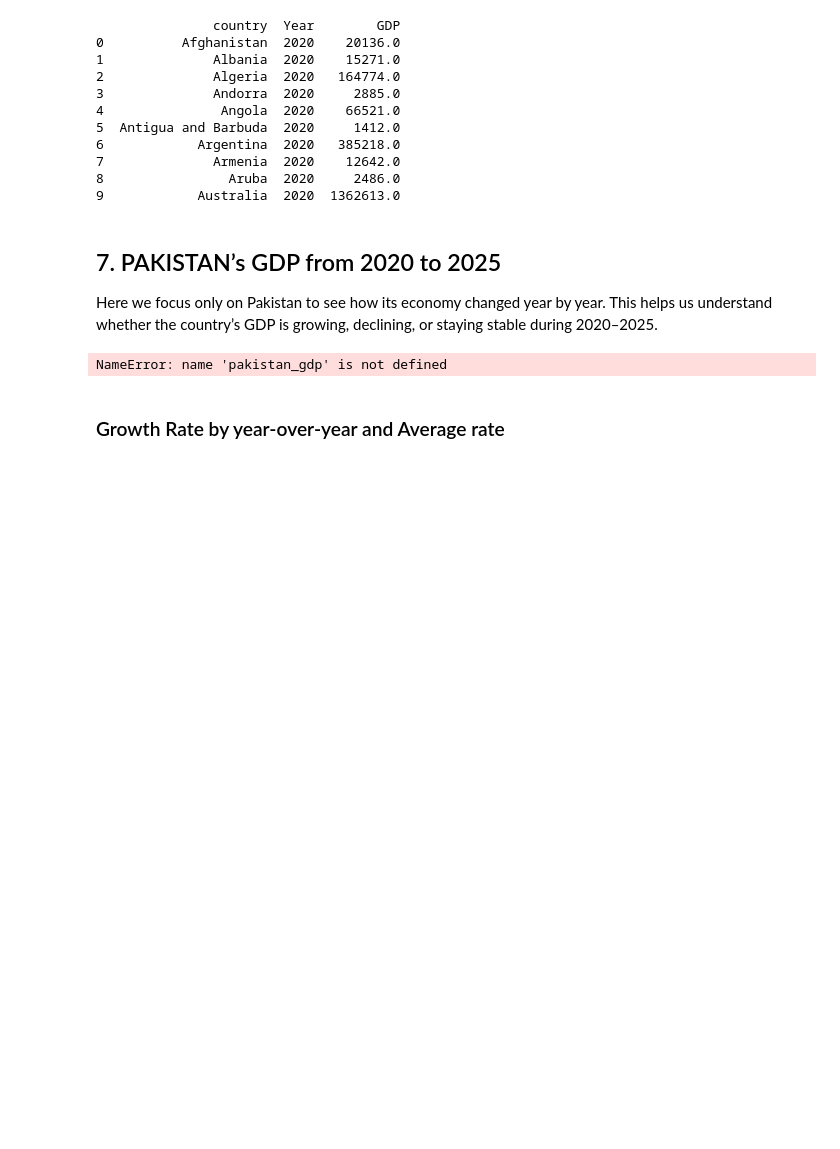
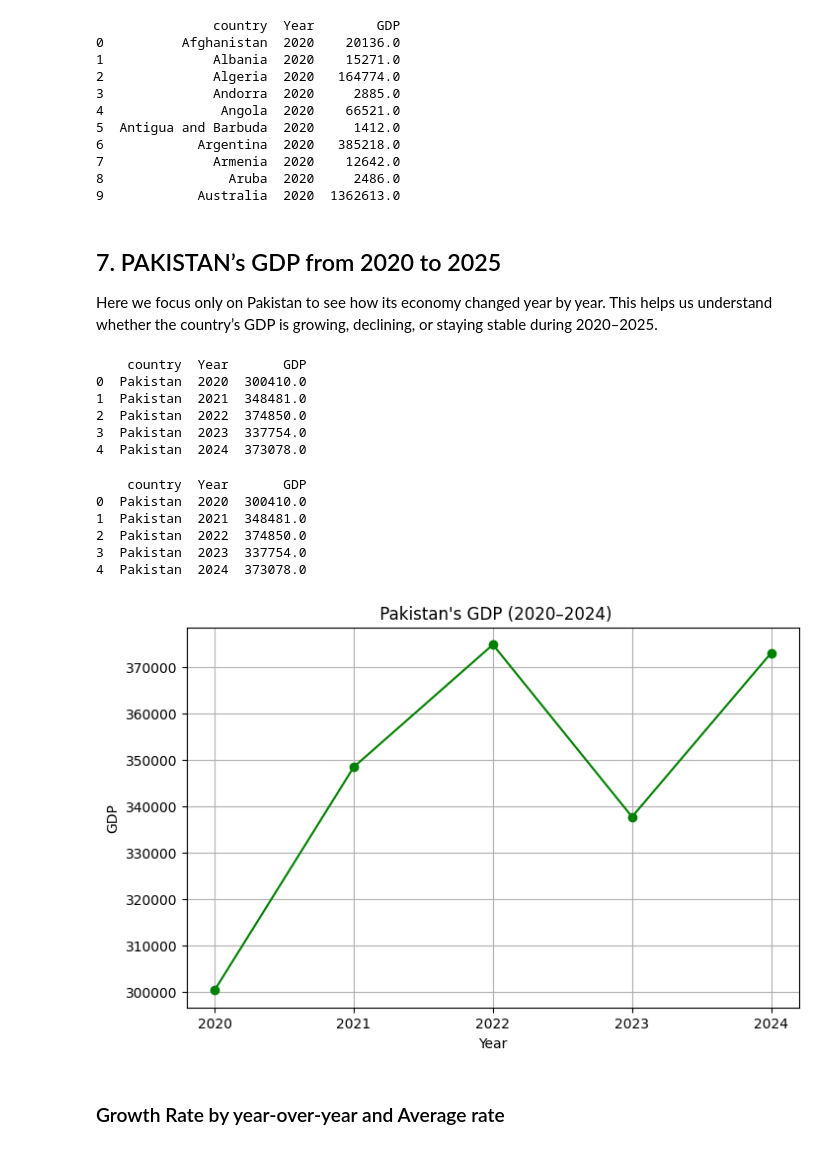
Before and after one commit to Azharaliii/GDP-Per-Country-2020-to-2025-, a Jupyter notebook: gdp-per-country-2020-to-2025.ipynb, the cells around one changed output. Saved outputs shown, nothing was run; the diff lists cells and outputs as text; code cells hidden in the pictures; blank space fills up the shorter version.

Commit message:
Kaggle Notebook | GDP Per Country (2020 to 2025) | Version 10

```diff
--- a/gdp-per-country-2020-to-2025.ipynb
+++ b/gdp-per-country-2020-to-2025.ipynb
@@ -219,27 +219,46 @@ print(gdp_long.head(10))
 
 Here we focus only on Pakistan to see how its economy changed year by year. This helps us understand whether the country’s GDP is growing, declining, or staying stable during 2020–2025.
 # %%
-pakistan_gdp_long = pakistan_gdp.melt(id_vars=["country"],
-                                      value_vars=["2020","2021","2022","2023","2024","2025"],
-                                      var_name="Year",
-                                      value_name="GDP")
+pakistan_gdp_long = pakistan_gdp.melt(
+    id_vars=['country'],        # columns to keep as-is
+    value_vars=['2020','2021','2022','2023','2024'],  # columns to melt
+    var_name='Year',
+    value_name='GDP'
+)
+
 print(pakistan_gdp_long)
 # %% [output]
-NameError: name 'pakistan_gdp' is not defined
+    country  Year       GDP
+0  Pakistan  2020  300410.0
+1  Pakistan  2021  348481.0
+2  Pakistan  2022  374850.0
+3  Pakistan  2023  337754.0
+4  Pakistan  2024  373078.0
 # %%
 pakistan_gdp_long["Year"] = pd.to_numeric(pakistan_gdp_long["Year"])
 pakistan_gdp_long["GDP"] = pd.to_numeric(pakistan_gdp_long["GDP"])
 # %%
 pakistan_gdp_clean = pakistan_gdp_long[(pakistan_gdp_long["Year"] <= 2024) & (pakistan_gdp_long["GDP"] != 0)]
 print(pakistan_gdp_clean)
+# %% [output]
+    country  Year       GDP
+0  Pakistan  2020  300410.0
+1  Pakistan  2021  348481.0
+2  Pakistan  2022  374850.0
+3  Pakistan  2023  337754.0
+4  Pakistan  2024  373078.0
 # %%
+pakistan_gdp_clean = pakistan_gdp_long.dropna(subset=['GDP'])
+
 plt.figure(figsize=(8,5))
 plt.plot(pakistan_gdp_clean["Year"], pakistan_gdp_clean["GDP"], marker='o', linestyle='-', color='green')
-plt.title("Pakistan's GDP (2020–2024)")
+plt.title(" Pakistan's GDP (2020–2024)")
 plt.xlabel("Year")
 plt.ylabel("GDP")
 plt.grid(True)
 plt.show()
+# %% [output]
+[figure, added]
 # %% [markdown]
 ### Growth Rate by year-over-year and Average rate
 # %%
```
Also changed, not shown: parts of 1 cell of this notebook.
